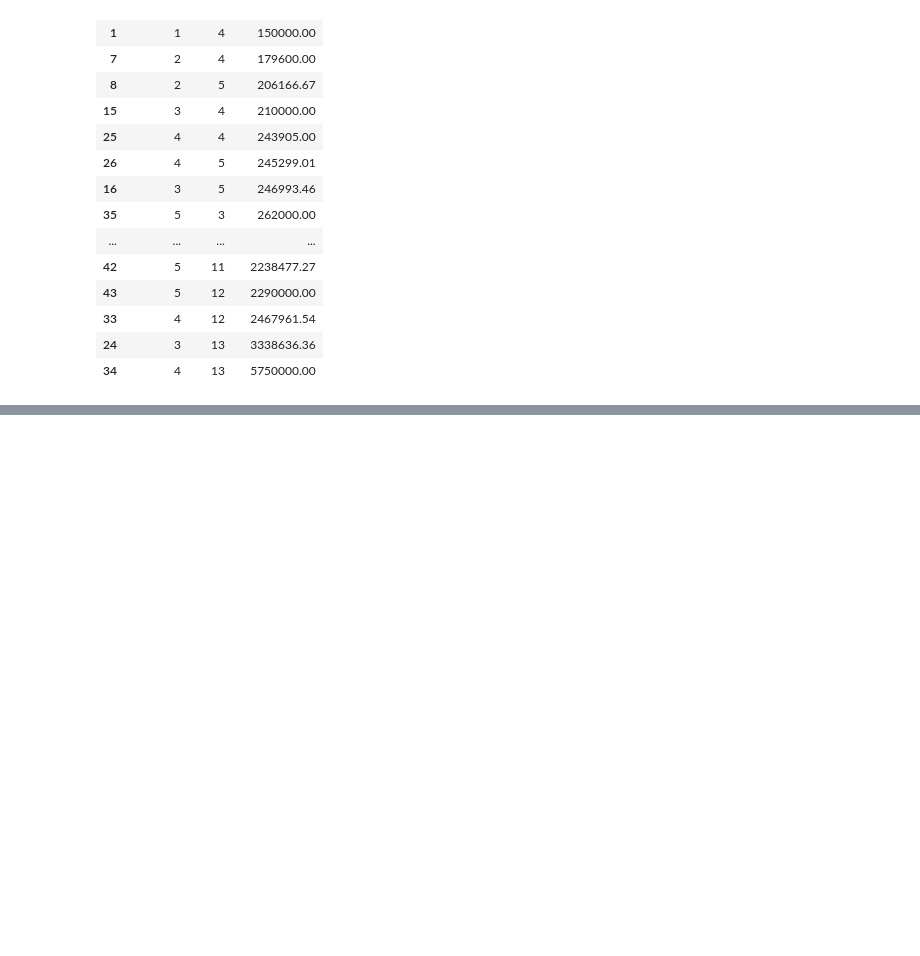
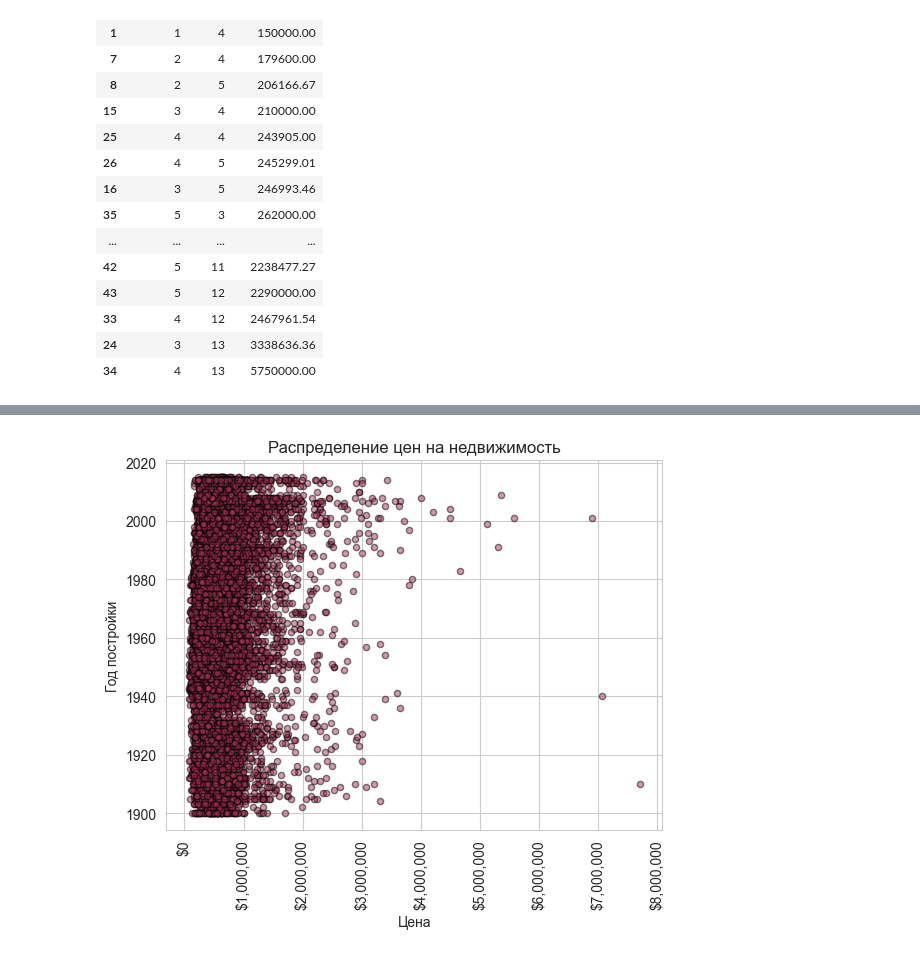
Before and after one commit to MrsMystique/python-repo, a Jupyter notebook: Homeworks/Hw_2_python.ipynb, the cells around one changed output, grey strips where cells are left out. Saved outputs shown, nothing was run; the diff lists cells and outputs as text; code cells hidden in the pictures; blank space fills up the shorter version.

```diff
--- a/Homeworks/Hw_2_python.ipynb
+++ b/Homeworks/Hw_2_python.ipynb
@@ -915,0 +962,18 @@ grouped_data_cond.sort_values('Средняя цена')
+# %%
+# В целом, не важно какой столбец сейчас соотн6осить к цене, я хотела увидеть точечный график, где видно, что несколько домов сильно выбиваются
+# из среднестатистических цен и вообьще дома более 4 млн - это большая редкость. в основном это цены до 1.5 млн
+fig, ax = plt.subplots()
+ax.scatter(df['price'], df['yr_built'], s=20, alpha=0.5, color='#AA3456', edgecolor='black')
+ax.set_xlabel('Цена')
+ax.set_ylabel('Год постройки')
+ax.set_title('Распределение цен на недвижимость')
+
+# форматирование оси x в долларах
+fmt = '${x:,.0f}'
+tick = mtick.StrMethodFormatter(fmt)
+ax.xaxis.set_major_formatter(tick)
+plt.xticks(rotation=90)
+
+plt.show()
+# %% [output]
+[figure, added]
```
Also changed, not shown: parts of 132 cells of this notebook, 14 other files.
